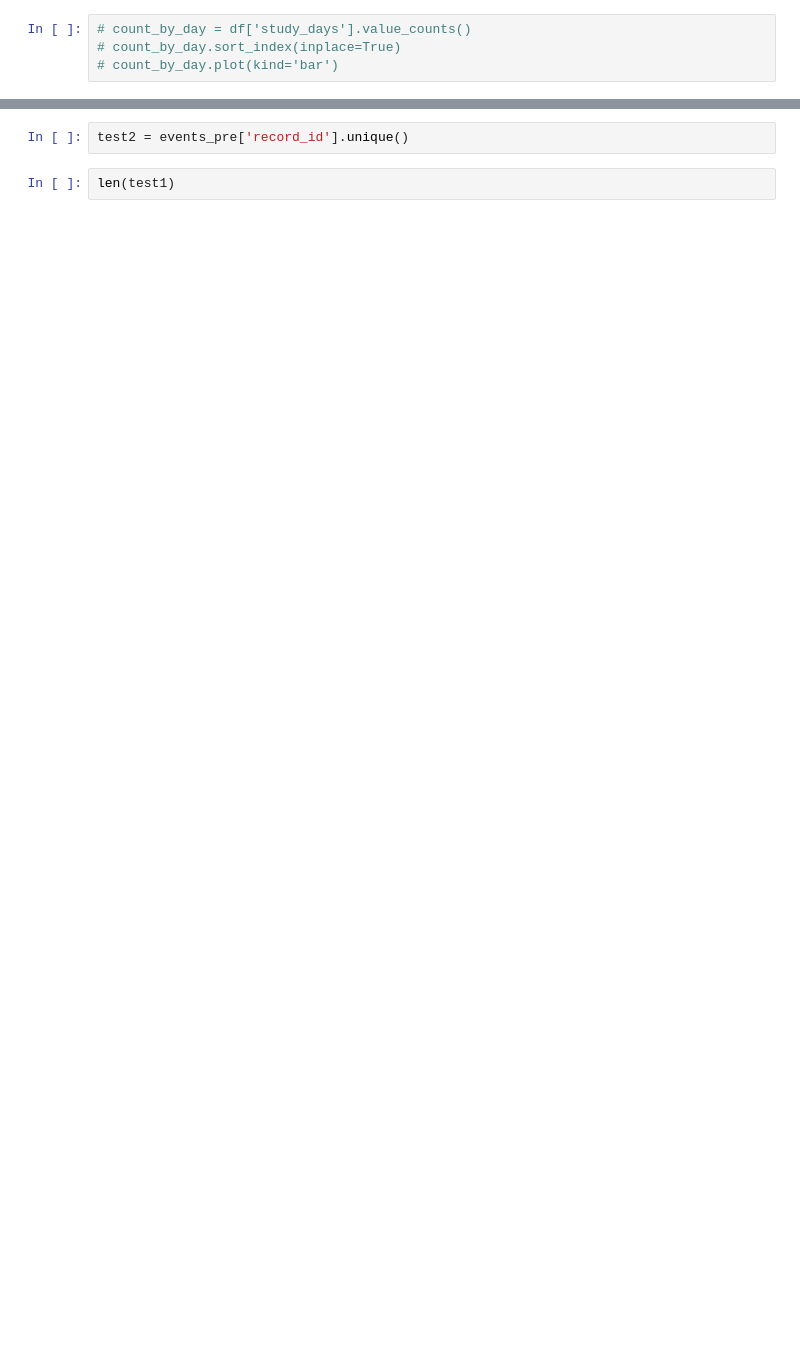
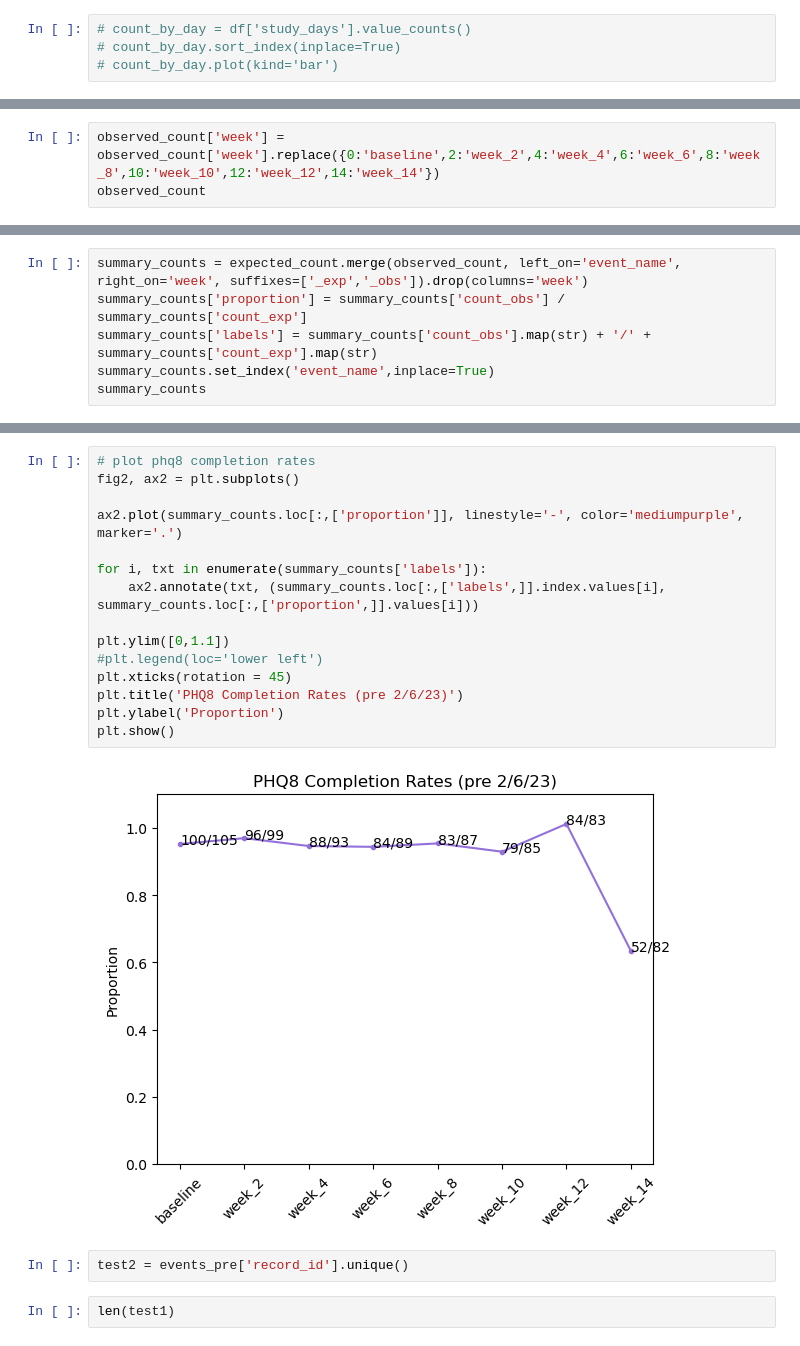
Before and after one commit to mbthompson14/HR_DSMB_2023, a Jupyter notebook: hr_phq8/hr_phq8.ipynb, the cells around one changed output, grey strips where cells are left out. Saved outputs shown, nothing was run; the diff lists cells and outputs as text; blank space fills up the shorter version.

```diff
--- a/hr_phq8/hr_phq8.ipynb
+++ b/hr_phq8/hr_phq8.ipynb
@@ -111,0 +114,3 @@ observed_count
+# %%
+observed_count['week'] = observed_count['week'].replace({0:'baseline',2:'week_2',4:'week_4',6:'week_6',8:'week_8',10:'week_10',12:'week_12',14:'week_14'})
+observed_count
@@ -125,3 +140,9 @@ expected_count
 | 10 | week_10 | 85 |
 | 12 | week_12 | 83 |
 | 14 | week_14 | 82 |
+# %%
+summary_counts = expected_count.merge(observed_count, left_on='event_name', right_on='week', suffixes=['_exp','_obs']).drop(columns='week')
+summary_counts['proportion'] = summary_counts['count_obs'] / summary_counts['count_exp']
+summary_counts['labels'] = summary_counts['count_obs'].map(str) + '/' + summary_counts['count_exp'].map(str)
+summary_counts.set_index('event_name',inplace=True)
+summary_counts
@@ -128,3 +160,20 @@ expected_count
+# %%
+# plot phq8 completion rates
+fig2, ax2 = plt.subplots()
+
+ax2.plot(summary_counts.loc[:,['proportion']], linestyle='-', color='mediumpurple', marker='.')
+
+for i, txt in enumerate(summary_counts['labels']):
+    ax2.annotate(txt, (summary_counts.loc[:,['labels',]].index.values[i], summary_counts.loc[:,['proportion',]].values[i]))
+
+plt.ylim([0,1.1])
+#plt.legend(loc='lower left')
+plt.xticks(rotation = 45)
+plt.title('PHQ8 Completion Rates (pre 2/6/23)')
+plt.ylabel('Proportion')
+plt.show()
+# %% [output]
+[figure, added]
 # %%
 test2 = events_pre['record_id'].unique()
 # %%
```
Also changed, not shown: parts of 13 cells of this notebook, 5 other files.
